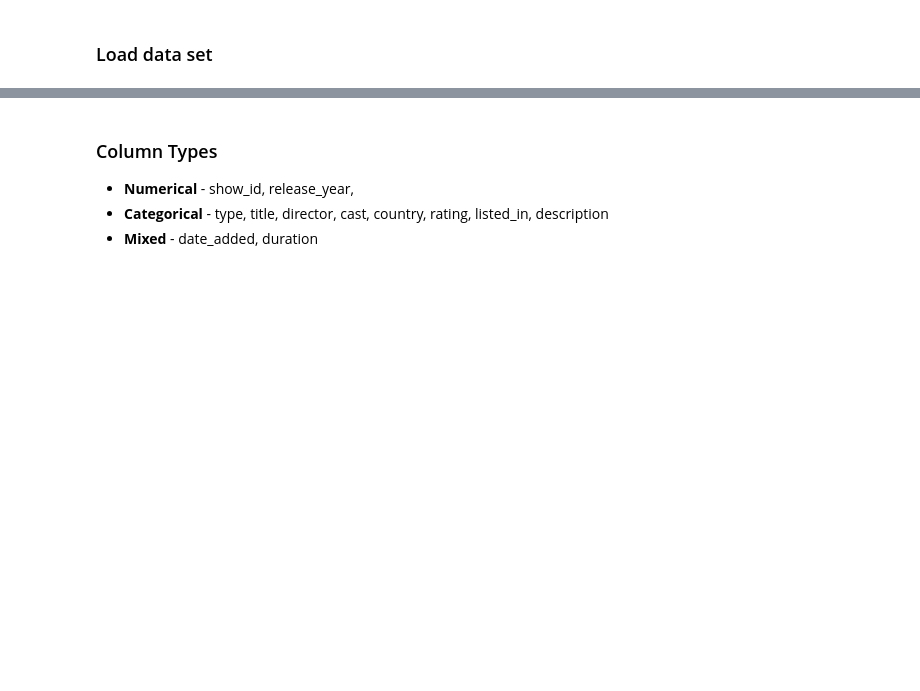
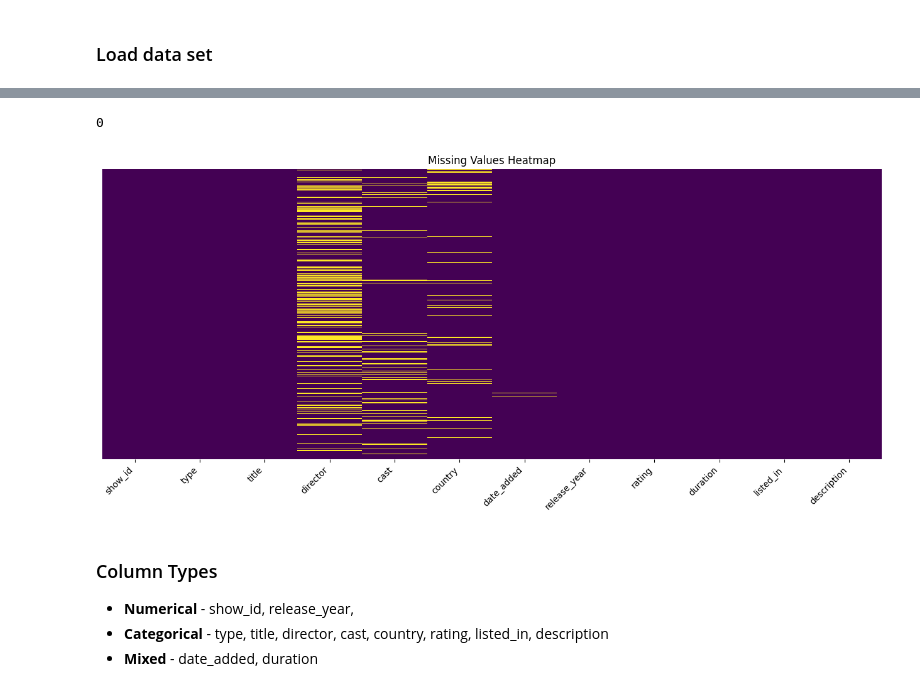
Before and after one commit to Jit562/NetFlix_data_EDA_Analysis, a Jupyter notebook: NetFlix_Data_EDA.ipynb, the cells around one changed output, grey strips where cells are left out. Saved outputs shown, nothing was run; the diff lists cells and outputs as text; code cells hidden in the pictures; blank space fills up the shorter version.

```diff
--- a/NetFlix_Data_EDA.ipynb
+++ b/NetFlix_Data_EDA.ipynb
@@ -38,3 +92,19 @@ df.sample(5)
+# %%
+df.duplicated().sum()
+# %% [output]
+0
+# %%
+# Visualizing the missing values
+plt.figure(figsize=(16, 6))
+sns.heatmap(df.isnull(), cmap='viridis', cbar=False, yticklabels=False)
+
+# Rotating x-axis labels for better readability
+plt.xticks(rotation=45, ha='right')
+
+plt.title('Missing Values Heatmap')
+plt.show()
+# %% [output]
+[figure, added]
 # %% [markdown]
 ### Column Types
 
```
Also changed, not shown: parts of 31 cells of this notebook.
